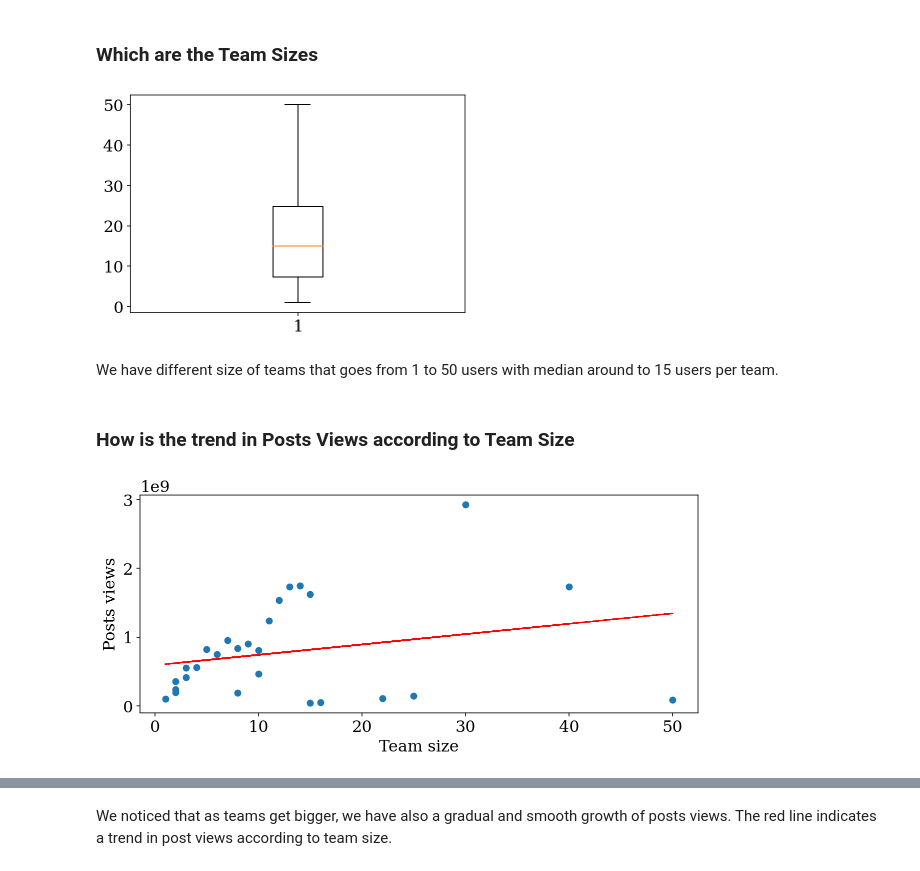
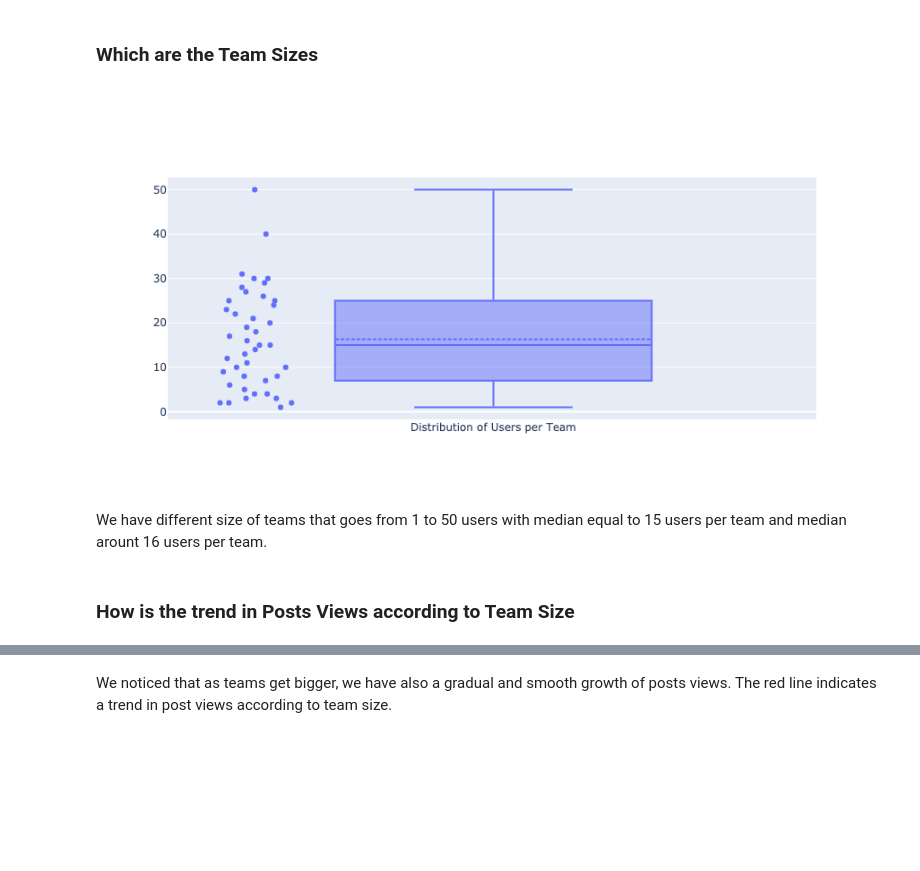
Before and after one commit to reisdebora/user-activity, a Jupyter notebook: notebook.ipynb, the cells around one changed output, grey strips where cells are left out. Drawn from its saved outputs; the diff is of its cells as text; code cells hidden in the pictures; blank space fills up the shorter version.

```diff
--- a/notebook.ipynb
+++ b/notebook.ipynb
@@ -203,24 +217,14 @@ As we observe here:
 - Have bigger teams increase participation, but it does not necessarily imply a higher number of events proportionally to the increase of users.
 # %% [markdown]
 ### Which are the Team Sizes
-# %%
-# Distribution of Number of Users per Team
-plt.boxplot(df6.users);
-# %% [output]
-[figure, removed]
+# %%
+# Distribution of Users per Team
+fig = go.Figure()
+fig.add_trace(go.Box(y=df6.users, boxmean=True, boxpoints='all', name="Distribution of Users per Team"))
+fig.show()
+# %% [output]
+[figure, added]
 # %% [markdown]
-We have different size of teams that goes from 1 to 50 users with median around to 15 users per team.
+We have different size of teams that goes from 1 to 50 users with median equal to 15 users per team and median arount 16 users per team.
 # %% [markdown]
 ### How is the trend in Posts Views according to Team Size
-# %%
-# Plot with trend line
-plt.figure(figsize=(10,4));
-plt.scatter(df7.users, df7.post_views)
-z = np.polyfit(df7.users, df7.post_views, 1)
-p = np.poly1d(z)
-plt.plot(df7.users,p(df7.users),"r--")
-plt.xlabel('Team size');
-plt.ylabel('Posts views');
-plt.show();
-# %% [output]
-[figure, removed]
```
Also changed, not shown: parts of 18 cells of this notebook, 4 other files.
